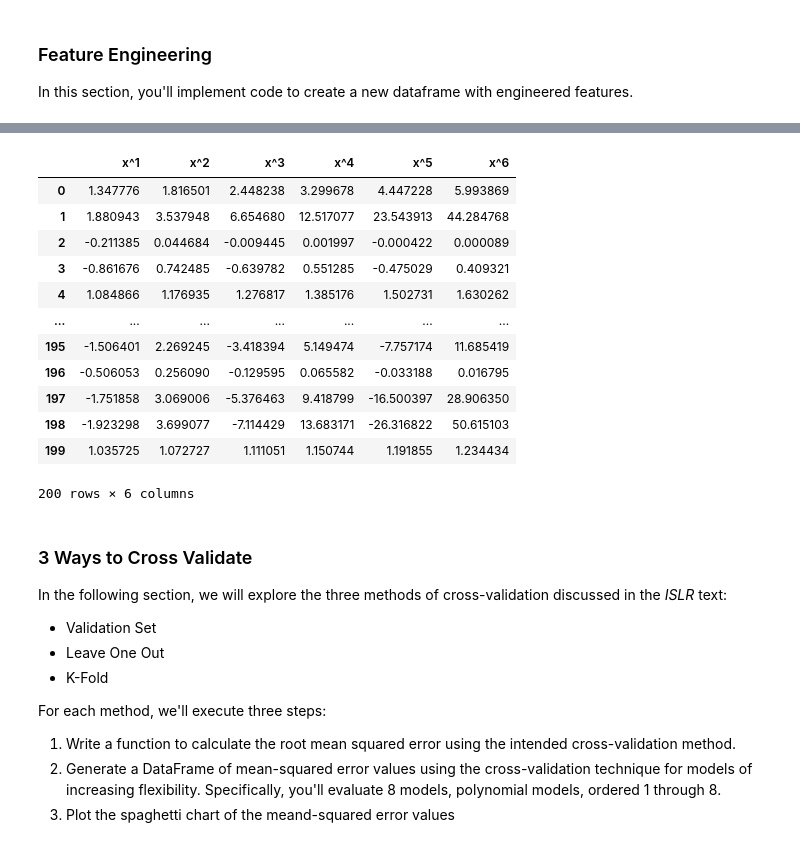
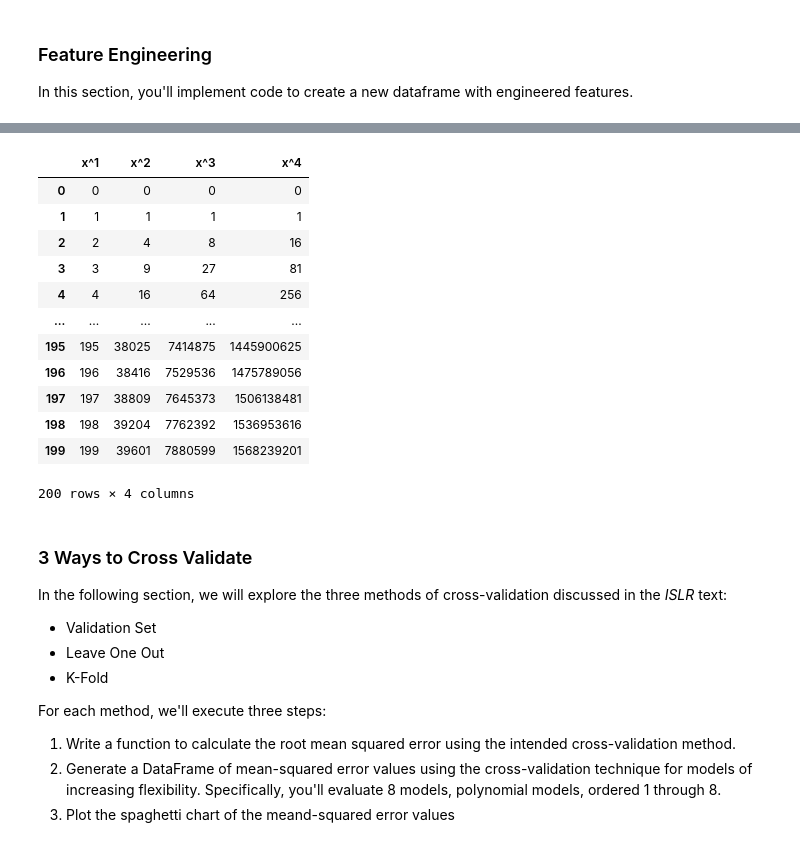
Before and after one commit to nikopetrocelli/489Proj2-Petrocelli, a Jupyter notebook: hw3.ipynb, the cells around one changed output, grey strips where cells are left out. Drawn from its saved outputs; the diff is of its cells as text; code cells hidden in the pictures.

```diff
--- a/hw3.ipynb
+++ b/hw3.ipynb
@@ -271,29 +293,48 @@ Your function will have the signature `poly_df(x, p)` where `x` is a series of f
 This is an example of a displayed dataframe returned after calling `poly_df(df.x, 6)` (specific values will differ).
 
 ![polynomial dataframe](https://raw.githubusercontent.com/afit-csce623-master/template-hw3/main/images/poly_dataframe.png)
-# %%
-#STEP 5
-
-#STUDENT CODE - insert code to implement poly_df
-#---------------------------------------------
-
-#---------------------------------------------
-
-STEP_5_COMPLETE = False
-# %% [output]
-|  | x^1 | x^2 | x^3 | x^4 | x^5 | x^6 |
-| 0 | 1.347776 | 1.816501 | 2.448238 | 3.299678 | 4.447228 | 5.993869 |
-| 1 | 1.880943 | 3.537948 | 6.654680 | 12.517077 | 23.543913 | 44.284768 |
-| 2 | -0.211385 | 0.044684 | -0.009445 | 0.001997 | -0.000422 | 0.000089 |
-| 3 | -0.861676 | 0.742485 | -0.639782 | 0.551285 | -0.475029 | 0.409321 |
-| 4 | 1.084866 | 1.176935 | 1.276817 | 1.385176 | 1.502731 | 1.630262 |
-| ... | ... | ... | ... | ... | ... | ... |
-| 195 | -1.506401 | 2.269245 | -3.418394 | 5.149474 | -7.757174 | 11.685419 |
-| 196 | -0.506053 | 0.256090 | -0.129595 | 0.065582 | -0.033188 | 0.016795 |
-| 197 | -1.751858 | 3.069006 | -5.376463 | 9.418799 | -16.500397 | 28.906350 |
-| 198 | -1.923298 | 3.699077 | -7.114429 | 13.683171 | -26.316822 | 50.615103 |
-| 199 | 1.035725 | 1.072727 | 1.111051 | 1.150744 | 1.191855 | 1.234434 |
-200 rows × 6 columns
+# %%
+#STEP 5
+
+#STUDENT CODE - insert code to implement poly_df
+#---------------------------------------------
+def poly_df(x, p):
+
+  df =  pd.DataFrame()
+  for j in range(p):
+    df.insert(j,f"x^{j+1} ", 0  )
+
+
+  for i in x:
+    vals = []
+    for j in range(1, p+1):
+      vals.append(np.power(i,j))
+      # print(f"i: {i}  -- j: {j} -- i^j: {np.power(i,j)}")
+    df.loc[i] = vals
+
+
+  return df
+
+#---------------------------------------------
+
+# x = np.arange(200)
+# df2 = poly_df(x, 4)
+# display( df2)
+STEP_5_COMPLETE = False
+# %% [output]
+|  | x^1 | x^2 | x^3 | x^4 |
+| 0 | 0 | 0 | 0 | 0 |
+| 1 | 1 | 1 | 1 | 1 |
+| 2 | 2 | 4 | 8 | 16 |
+| 3 | 3 | 9 | 27 | 81 |
+| 4 | 4 | 16 | 64 | 256 |
+| ... | ... | ... | ... | ... |
+| 195 | 195 | 38025 | 7414875 | 1445900625 |
+| 196 | 196 | 38416 | 7529536 | 1475789056 |
+| 197 | 197 | 38809 | 7645373 | 1506138481 |
+| 198 | 198 | 39204 | 7762392 | 1536953616 |
+| 199 | 199 | 39601 | 7880599 | 1568239201 |
+200 rows × 4 columns
 # %% [markdown]
 ### 3 Ways to Cross Validate
 
```
Also changed, not shown: parts of 5 cells of this notebook.
